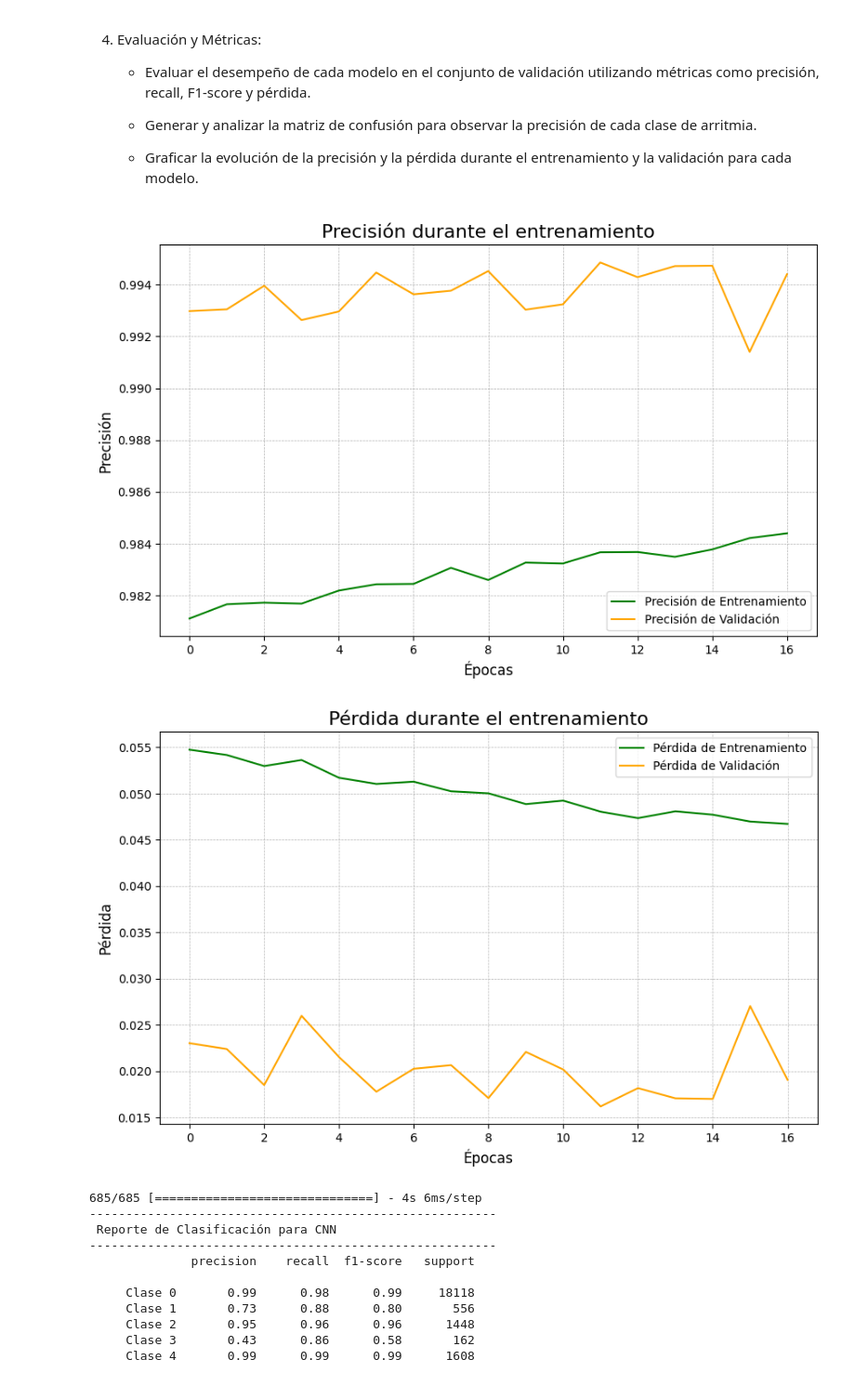
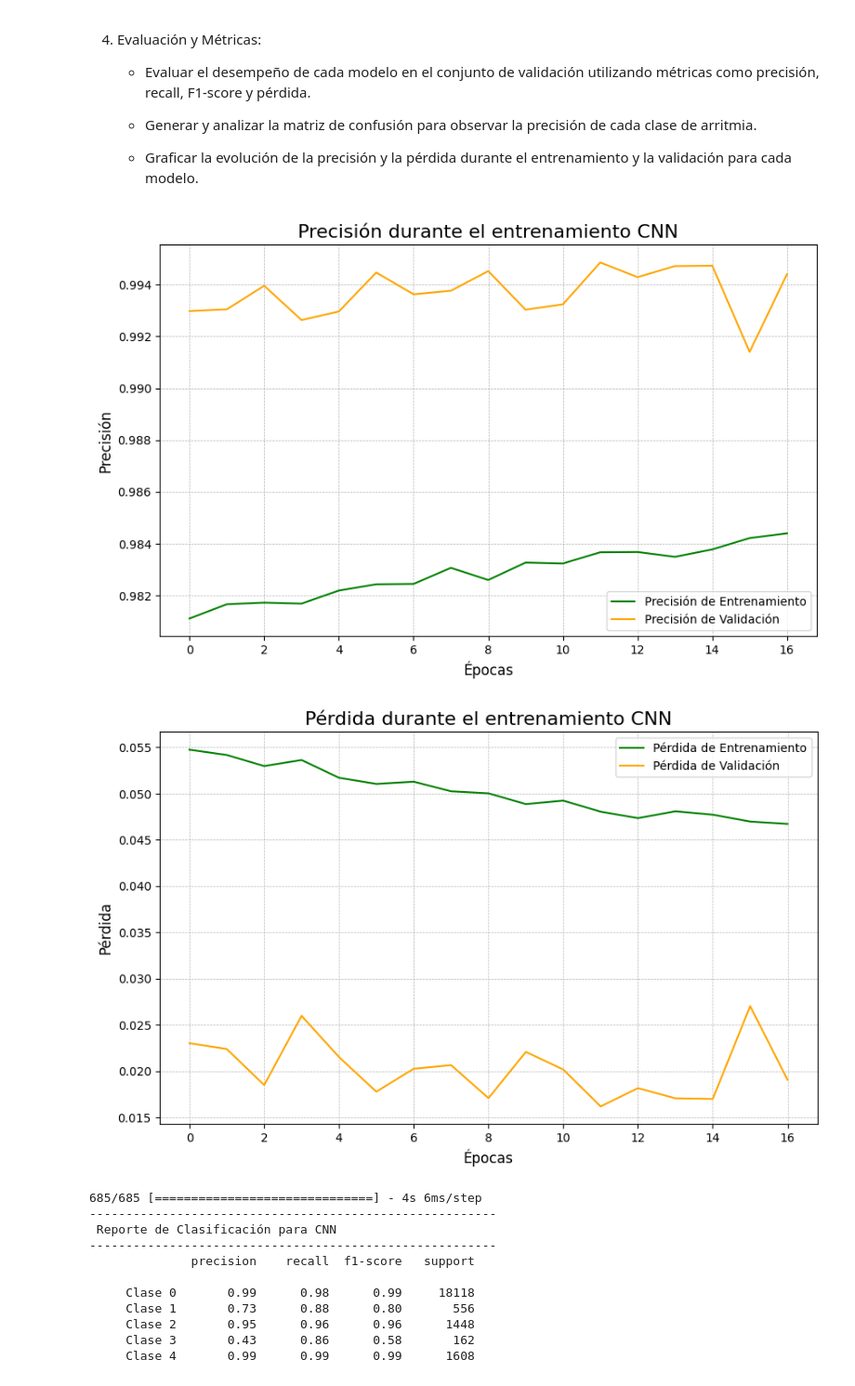
Before and after one commit to MallyMartinez/sem_IA2, a Jupyter notebook: proyect/proyect.ipynb, the cells around one changed output. Shown at 93% size. Drawn from its saved outputs; the diff is of its cells as text; code cells hidden in the pictures.

```diff
--- a/proyect/proyect.ipynb
+++ b/proyect/proyect.ipynb
@@ -525,7 +525,7 @@ def plot_metrics_custom(history):
     plt.figure(figsize=(10, 6))
     plt.plot(history.history['accuracy'], color='green', label='Precisión de Entrenamiento')
     plt.plot(history.history['val_accuracy'], color='orange', label='Precisión de Validación')
-    plt.title('Precisión durante el entrenamiento', fontsize=16)
+    plt.title('Precisión durante el entrenamiento ANN', fontsize=16)
     plt.xlabel('Épocas', fontsize=12)
     plt.ylabel('Precisión', fontsize=12)
     plt.legend(loc='lower right')
@@ -536,7 +536,7 @@ def plot_metrics_custom(history):
     plt.figure(figsize=(10, 6))
     plt.plot(history.history['loss'], color='green', label='Pérdida de Entrenamiento')
     plt.plot(history.history['val_loss'], color='orange', label='Pérdida de Validación')
-    plt.title('Pérdida durante el entrenamiento', fontsize=16)
+    plt.title('Pérdida durante el entrenamiento ANN', fontsize=16)
     plt.xlabel('Épocas', fontsize=12)
     plt.ylabel('Pérdida', fontsize=12)
     plt.legend(loc='upper right')
@@ -743,29 +749,29 @@ Epoch 3: val_loss improved from 0.02240 to 0.01850, saving model to modelo_cnn_c
 # %%
 def plot_metrics_custom(history):
     # Crear una figura para precisión
     plt.figure(figsize=(10, 6))
     plt.plot(history.history['accuracy'], color='green', label='Precisión de Entrenamiento')
     plt.plot(history.history['val_accuracy'], color='orange', label='Precisión de Validación')
-    plt.title('Precisión durante el entrenamiento', fontsize=16)
+    plt.title('Precisión durante el entrenamiento CNN', fontsize=16)
     plt.xlabel('Épocas', fontsize=12)
     plt.ylabel('Precisión', fontsize=12)
     plt.legend(loc='lower right')
     plt.grid(visible=True, linestyle='--', linewidth=0.5)
     plt.show()
 
     # Crear una figura para pérdida
     plt.figure(figsize=(10, 6))
     plt.plot(history.history['loss'], color='green', label='Pérdida de Entrenamiento')
     plt.plot(history.history['val_loss'], color='orange', label='Pérdida de Validación')
-    plt.title('Pérdida durante el entrenamiento', fontsize=16)
+    plt.title('Pérdida durante el entrenamiento CNN', fontsize=16)
     plt.xlabel('Épocas', fontsize=12)
     plt.ylabel('Pérdida', fontsize=12)
     plt.legend(loc='upper right')
     plt.grid(visible=True, linestyle='--', linewidth=0.5)
     plt.show()
 
 plot_metrics_custom(history_cnn)
 # %% [output]
-[figure, old version]
+[figure, new version]
-[figure, old version]
+[figure, new version]
 # %%
```
Also changed, not shown: parts of 10 cells of this notebook.
